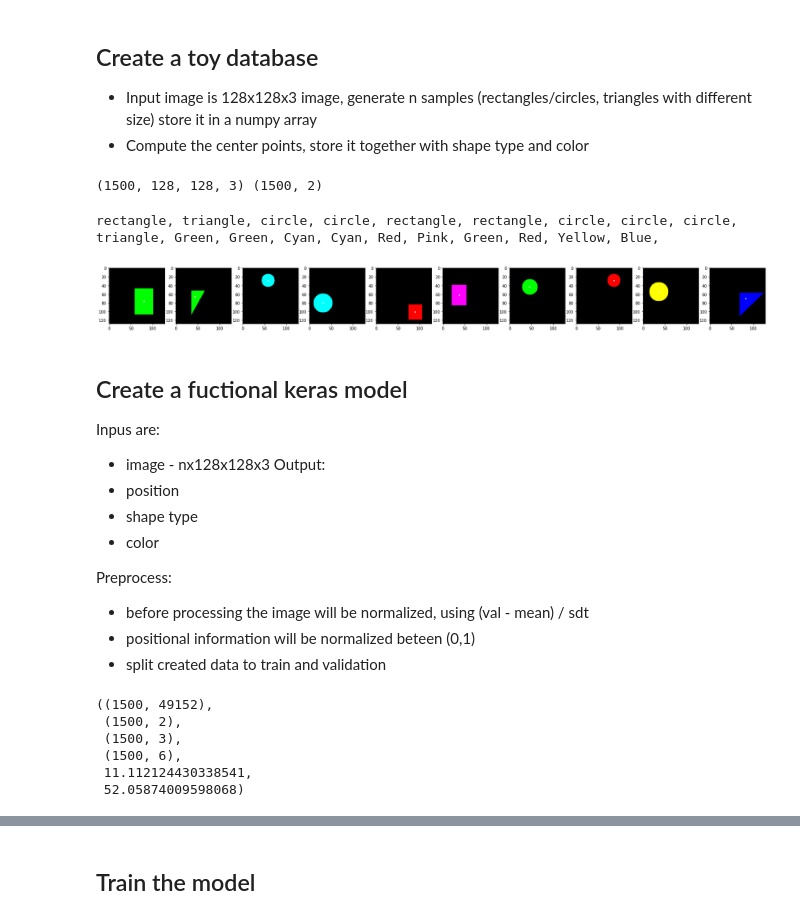
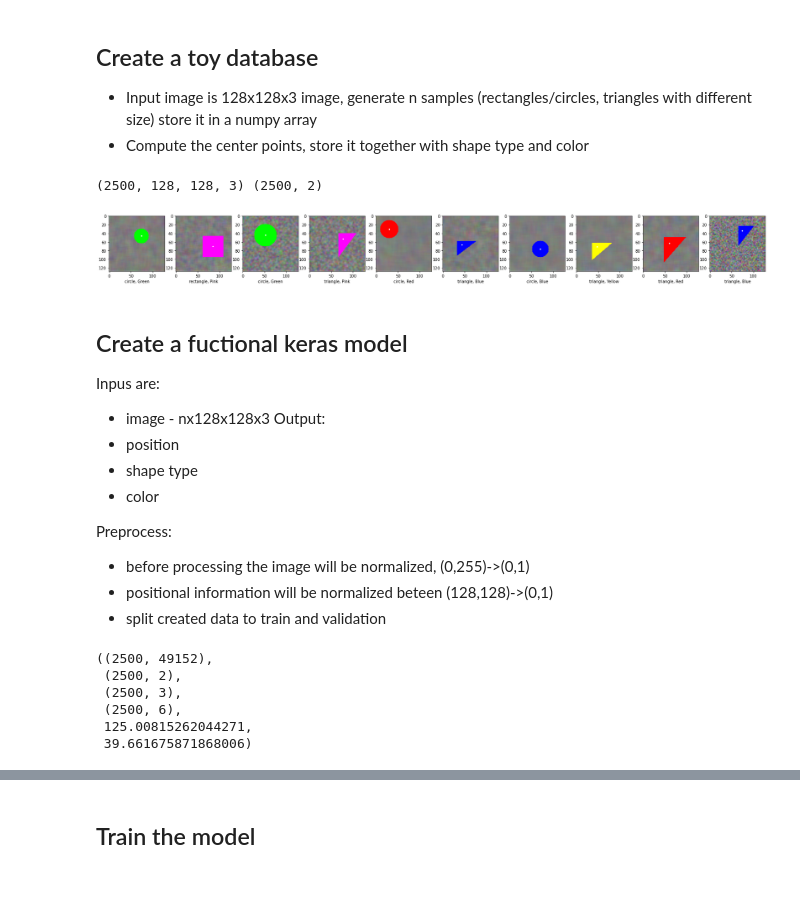
Before and after one commit to fvilmos/multi_task_learning_shape_color_position, a Jupyter notebook: MTL_shape_color_position.ipynb, the cells around one changed output, grey strips where cells are left out. Cells and saved outputs as stored; diff of their text form; code cells hidden in the pictures; blank space fills up the shorter version.

```diff
--- a/MTL_shape_color_position.ipynb
+++ b/MTL_shape_color_position.ipynb
@@ -35,7 +44,7 @@ Num GPUs Available:  1
 - Input image is 128x128x3 image, generate n samples (rectangles/circles, triangles with different size) store it in a numpy array
 - Compute the center points, store it together with shape type and color
 # %%
-samples = 1500
+samples = 2500
 w,h = 128,128
 obj_min_size = 30
 obj_max_size = 60
@@ -68,6 +77,13 @@ def gen_traning_data(samples_nr=1000, iw=128,ih=128,obj_min=30,obj_max=60):
         oposx = np.random.randint(int(ow/2),iw-ow,dtype=np.uint8)
         oposy = np.random.randint(int(oh/2),ih-oh,dtype=np.uint8)
 
+        samples = (np.random.random(size=(iw,ih,3)) *1000).astype(np.ubyte)
+        b_kernel = np.dot(np.random.choice([3,5,7,9,11,13,17]),np.array([1,1]))
+
+        samples = cv2.blur(samples,tuple(b_kernel))
+
+        imgs[i] += samples
+
         # generate random between [0,5]
         clord = np.random.randint(0,6,dtype=np.uint8)
         color = colors[clord]
@@ -99,36 +115,35 @@ imgs,pos,shapetype,shapecolor = gen_traning_data(samples_nr=samples,iw=w,ih=h,ob
 
 print (imgs.shape,pos.shape)
 # %% [output]
-(1500, 128, 128, 3) (1500, 2)
+(2500, 128, 128, 3) (2500, 2)
 # %%
-def plot_data(indx,imgarr,posarr):
+def plot_data(indx,imgarr,posarr,shapetype=None, shapecolor=None):
     #plot image, plt keypoints
-    plt.rcParams["figure.figsize"] = (30,3)
+    plt.rcParams["figure.figsize"] = (30,8)
     if indx is not None:
         plt.imshow(imgarr[indx], cmap='Greys')
         plt.scatter(posarr[indx,0], posarr[indx,1],s=20, marker='.', c='w')
     else:
         # draw a array of plots
         fig, axs = plt.subplots(1, len(imgarr))
 
         for i, ax in enumerate(axs):
             ax.imshow(imgarr[i])
+            if shapetype is not None and shapecolor is not None:
+                max_pos = np.argmax(shapetype[i], axis=0)
+                st_l = stype_lab[max_pos]
+
+                max_pos = np.argmax(shapecolor[i], axis=0)
+                sc_l = scolor_lab[max_pos]
+                ax.set_xlabel(str(st_l + ", " + sc_l))
+
+
             ax.scatter(posarr[i,0], posarr[i,1],s=20, marker='.', c='w')
 
 # generate 10 samples
-plot_data(None,imgs[0:10],pos[0:10])
-
-# display labels
-for e in shapetype[0:10]:
-    max_pos = np.argmax(e, axis=0)
-    print (stype_lab[max_pos], end=", ")
-
-for e in shapecolor[0:10]:
-    max_pos = np.argmax(e, axis=0)
-    print (scolor_lab[max_pos], end=", ")
+plot_data(None,imgs[0:10],pos[0:10],shapetype[0:10],shapecolor[0:10])
 # %% [output]
-rectangle, triangle, circle, circle, rectangle, rectangle, circle, circle, circle, triangle, Green, Green, Cyan, Cyan, Red, Pink, Green, Red, Yellow, Blue,
-[figure, old version]
+[figure, new version]
 # %% [markdown]
 ## Create a fuctional keras model
 
@@ -140,12 +155,12 @@ Output:
  - color
 
 Preprocess:
-- before processing the image will be normalized, using (val - mean) / sdt
-- positional information will be normalized beteen (0,1)
+- before processing the image will be normalized, (0,255)->(0,1)
+- positional information will be normalized beteen (128,128)->(0,1)
 - split created data to train and validation
 # %%
 # normalize images
-X = (imgs.reshape(samples,-1) - np.mean(imgs))/np.std(imgs)
+X = (imgs.reshape(samples,-1))/255.
 
 # normalize position information
 y_pos = pos.reshape(samples,-1) / h
@@ -159,12 +174,12 @@ y_color = shapecolor
 # print shapes values
 X.shape, y_pos.shape, y_type.shape,y_color.shape, np.mean(imgs), np.std(imgs)
 # %% [output]
-((1500, 49152),
- (1500, 2),
- (1500, 3),
- (1500, 6),
- 11.112124430338541,
- 52.05874009598068)
+((2500, 49152),
+ (2500, 2),
+ (2500, 3),
+ (2500, 6),
+ 125.00815262044271,
+ 39.661675871868006)
 # %%
 # create the DNN functinal model
 image_in = keras.layers.Input(shape=(w,h,3))
```
Also changed, not shown: parts of 18 cells of this notebook, 9 other files.
